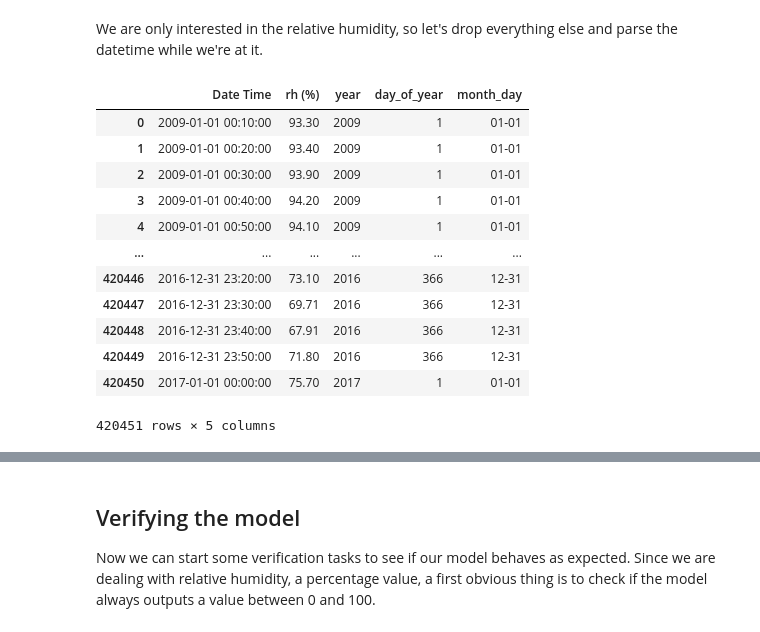
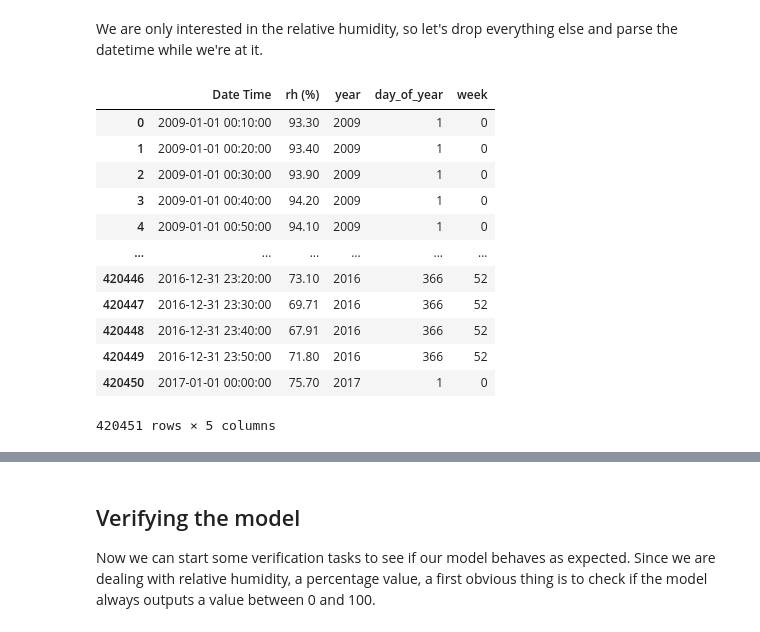
Before and after one commit to UHasselt-DSI-Data-Systems-Lab/code-sqlcad, a Jupyter notebook: 2.4.jena.ipynb, the cells around one changed output, grey strips where cells are left out. Drawn from its saved outputs; the diff is of its cells as text; code cells hidden in the pictures.

```diff
--- a/2.4.jena.ipynb
+++ b/2.4.jena.ipynb
@@ -50,26 +50,26 @@ and parse the datetime while we're at it.
 # %%
 rh_colname = "rh (%)"
 
 df = df[["Date Time", rh_colname]]
 
 df["Date Time"] = pd.to_datetime(df["Date Time"], format="%d.%m.%Y %H:%M:%S")
 df["year"] = df["Date Time"].dt.year
 df["day_of_year"] = df["Date Time"].dt.dayofyear
-df["month_day"] = df["Date Time"].dt.strftime("%m-%d")
+df["week"] = (df["day_of_year"] - 1) // 7
 
 df
 # %% [output]
-|  | Date Time | rh (%) | year | day_of_year | month_day |
-| 0 | 2009-01-01 00:10:00 | 93.30 | 2009 | 1 | 01-01 |
-| 1 | 2009-01-01 00:20:00 | 93.40 | 2009 | 1 | 01-01 |
-| 2 | 2009-01-01 00:30:00 | 93.90 | 2009 | 1 | 01-01 |
-| 3 | 2009-01-01 00:40:00 | 94.20 | 2009 | 1 | 01-01 |
-| 4 | 2009-01-01 00:50:00 | 94.10 | 2009 | 1 | 01-01 |
+|  | Date Time | rh (%) | year | day_of_year | week |
+| 0 | 2009-01-01 00:10:00 | 93.30 | 2009 | 1 | 0 |
+| 1 | 2009-01-01 00:20:00 | 93.40 | 2009 | 1 | 0 |
+| 2 | 2009-01-01 00:30:00 | 93.90 | 2009 | 1 | 0 |
+| 3 | 2009-01-01 00:40:00 | 94.20 | 2009 | 1 | 0 |
+| 4 | 2009-01-01 00:50:00 | 94.10 | 2009 | 1 | 0 |
 | ... | ... | ... | ... | ... | ... |
-| 420446 | 2016-12-31 23:20:00 | 73.10 | 2016 | 366 | 12-31 |
-| 420447 | 2016-12-31 23:30:00 | 69.71 | 2016 | 366 | 12-31 |
-| 420448 | 2016-12-31 23:40:00 | 67.91 | 2016 | 366 | 12-31 |
-| 420449 | 2016-12-31 23:50:00 | 71.80 | 2016 | 366 | 12-31 |
-| 420450 | 2017-01-01 00:00:00 | 75.70 | 2017 | 1 | 01-01 |
+| 420446 | 2016-12-31 23:20:00 | 73.10 | 2016 | 366 | 52 |
+| 420447 | 2016-12-31 23:30:00 | 69.71 | 2016 | 366 | 52 |
+| 420448 | 2016-12-31 23:40:00 | 67.91 | 2016 | 366 | 52 |
+| 420449 | 2016-12-31 23:50:00 | 71.80 | 2016 | 366 | 52 |
+| 420450 | 2017-01-01 00:00:00 | 75.70 | 2017 | 1 | 0 |
 420451 rows × 5 columns
 # %%
```
Also changed, not shown: parts of 5 cells of this notebook.
